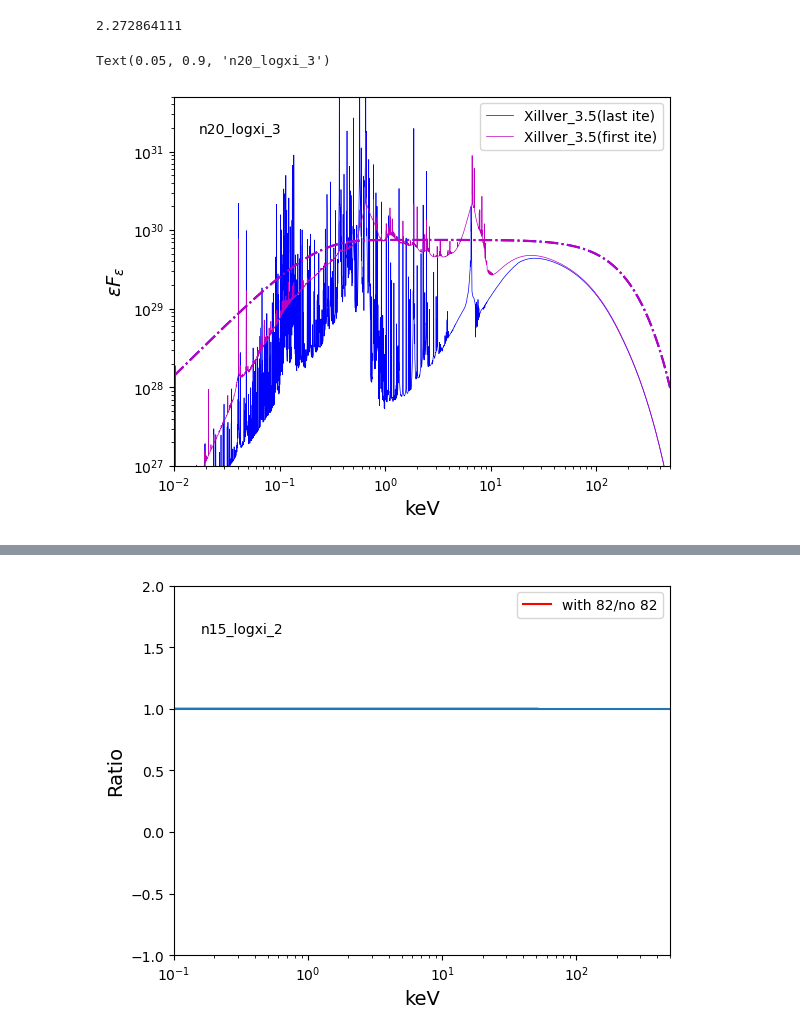
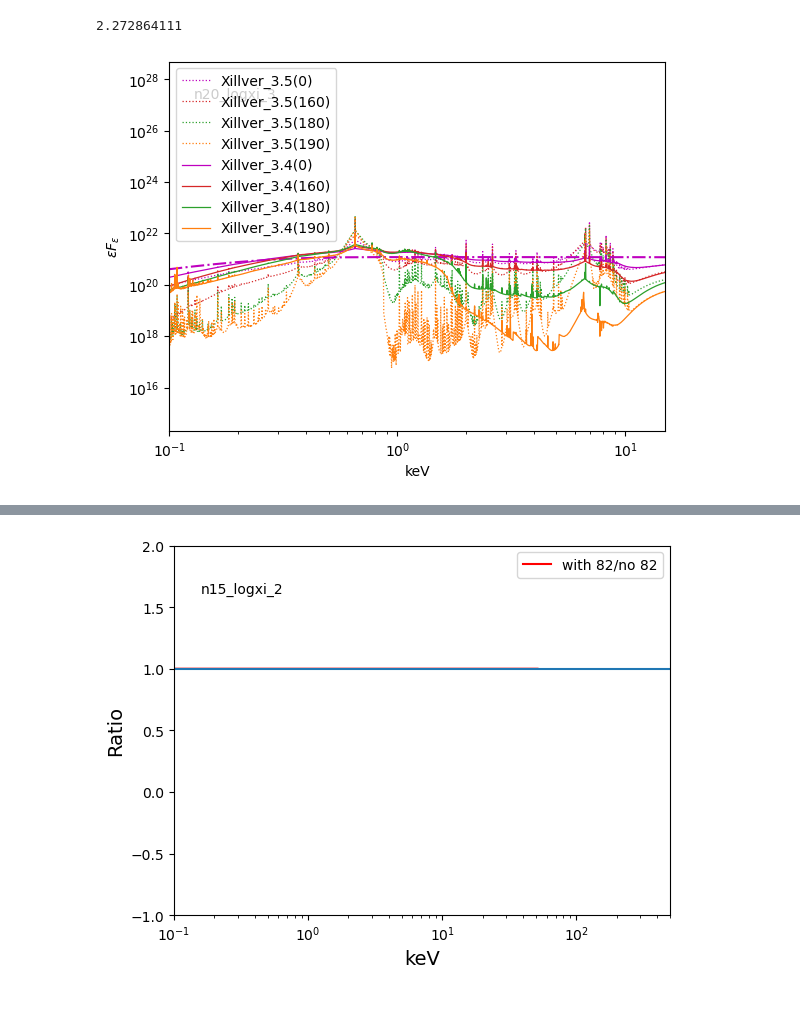
Before and after one commit to yuanzeding/XILLVER_HDtestset, a Jupyter notebook: mytest.ipynb, the cells around one changed output, grey strips where cells are left out. Drawn from its saved outputs; the diff is of its cells as text; code cells hidden in the pictures; blank space fills up the shorter version.

```diff
--- a/mytest.ipynb
+++ b/mytest.ipynb
@@ -330,31 +448,37 @@ Text(0, 0.5, 'ite1000/ite200')
 [figure]
 # %%
 import matplotlib.pyplot as plt
+from os.path import join
+import numpy as np
 
-datype="n15_logxi_1"
+datype="n20_logxi_3"
 #rpath=join("/disk/bifrost/yuanze/xillver_res/xillver3.5/tbb1",datype)
-rpath=join("/disk/bifrost/yuanze/xillver_res/ktbb1",datype+"_bin5000")
+rpath=join("/disk/bifrost/yuanze/xillver_res/xillver3.5_modified",datype)
 bN=5000
-trunc=2000
-#skip=bN*0
+trunc=1500
+skip=(bN+2)*100
 
 
 fig=plt.figure(figsize=(4,2),dpi=500)
 gs = fig.add_gridspec(1,1)
 axs=gs.subplots()
 
+#specE1=np.loadtxt(join(rpath,"current/fullspec"),usecols=0,max_rows=bN-trunc,skiprows=skip+1)
 jnu=np.loadtxt(join(rpath,"current/fullspec"),usecols=3,max_rows=bN-trunc,skiprows=skip+1)
 jnuN=np.loadtxt(join(rpath,"current/fullspec"),usecols=3,max_rows=bN-trunc,skiprows=skip+1+bN)
+tempeV1=np.loadtxt(join(rpath,"current/temper"),usecols=1,max_rows=200,skiprows=(200+2)*14)
+temp1=tempeV1*eV/kb
 
 opa=np.loadtxt(join(rpath,"current/fullspec"),usecols=4,max_rows=bN-trunc,skiprows=skip+1)
 spec=np.loadtxt(join(rpath,"current/fullspec"),usecols=1,max_rows=bN-trunc,skiprows=skip+1)
 Earray=specE1*eV
 
+layer=100
 #axs.plot(specE1,foutE1*Earray,"C1",label=r"XILLVER 3.4b",ms=1,lw=0.5)
 #axs.plot(specE1,fionizE1*Earray,"m",label=r"F$_{ionize}$",ms=1,lw=0.5,alpha=0.3)
-#axs.plot(specE1,bbev(specE1,temp1[layer])*Earray,color='C1',alpha=0.3)
+axs.plot(spec,bbev(spec,temp1[layer])*Earray,color='C1',alpha=0.3)
 
-axs.plot(specE2,foutE2*Earray,"C2",label=r"XILLVER 3.5_ite20000",ms=1,lw=0.5,alpha=0.5)
+axs.plot(spec,jnu,"C2",label=r"XILLVER 3.5_ite20000",ms=1,lw=0.5,alpha=0.5)
 #axs.plot(specE2,bbev(specE2,temp2[layer])*Earray,color='C2',alpha=0.3)
 
 #axs.plot(specE3,foutE3*Earray,"-C3",label=r"XILLVER 3.5_ite200",ms=1,lw=0.5,alpha=0.5)
@@ -379,7 +503,7 @@ layer=0
 #cbar.ax.set_xticklabels(['0','{}'.format(layermax/2),layermax])
 axs.text(0.05, 0.1,"{}".format(datype),transform=axs.transAxes,verticalalignment='bottom',horizontalalignment='left',fontsize=5)
 axs.set_xlim([1,1e5])
-axs.set_ylim([1e5,1e18])
+#axs.set_ylim([1e14,1e25])
 axs.legend(fontsize=3)
 #axs.axvline(x=xx,lw=0.5,alpha=0.2)
 #axs.axvline(x=x0,lw=0.1,color='r',alpha=0.2)
@@ -902,39 +1015,50 @@ print(specE1[950])
 # %%
 import matplotlib.pyplot as plt
 fac=1e20
 
 #nac=1.
 #plt.plot(rxinput[0],fac*rxinput[2],"r-.")
 #plt.plot(rxinput[0],fac*rxinput[3],"r",label="Reflionx",lw=0.5)
 
-#plt.plot(specE1/1e3,nac*foutE1*specE1/1e3,"c",label="Xillver_3.4b",ms=1)
-#plt.plot(specE1/1e3,nac*fionizE1*specE1/1e3,"c-.",ms=0.5)
+#plt.plot(specE1/1e3,foutE1*specE1*eV,"c",label="Xillver_3.4b",ms=1)
+#plt.plot(specE1/1e3,fionizE1*specE1*eV,"c-.",ms=0.5)
 #plt.plot(specE1[:4000]/1e3,fionizE11[:4000]*specE1[:4000]/1e3,"g-.",ms=0.5)
 
-plt.plot(specE2/1e3,foutE2*specE2/1e3,"b",ms=0.5,label="Xillver_3.5(last ite)",lw=0.5)
-plt.plot(specE2/1e3,fionizE2*specE2/1e3,"b-.",ms=0.5)
+plt.plot(specE3/1e3,foutE2*eV*specE3,"m",ms=0.5,label="Xillver_3.5(0)",lw=0.9,ls=':')
+#plt.plot(specE3/1e3,fionizE1*eV*specE3,"m-.",ms=0.5)
+plt.plot(specE3/1e3,foutE2_160*eV*specE3,"C3",ms=0.5,label="Xillver_3.5(160)",lw=0.9,ls=':')
+plt.plot(specE3/1e3,foutE2_180*eV*specE3,"C2",ms=0.5,label="Xillver_3.5(180)",lw=0.9,ls=':')
+plt.plot(specE3/1e3,foutE2_190*eV*specE3,"C1",ms=0.5,label="Xillver_3.5(190)",lw=0.9,ls=':')
+
+
+plt.plot(specE3/1e3,foutE1*eV*specE3,"m",ms=0.5,label="Xillver_3.4(0)",lw=0.9)
+plt.plot(specE3/1e3,fionizE1*eV*specE3,"m-.",ms=0.5)
+plt.plot(specE3/1e3,foutE1_160*eV*specE3,"C3",ms=0.5,label="Xillver_3.4(160)",lw=0.9)
+plt.plot(specE3/1e3,foutE1_180*eV*specE3,"C2",ms=0.5,label="Xillver_3.4(180)",lw=0.9)
+plt.plot(specE3/1e3,foutE1_190*eV*specE3,"C1",ms=0.5,label="Xillver_3.4(190)",lw=0.9)
+
+#plt.plot(specE2/1e3,foutE2*specE2*eV,"b",ms=0.5,label="Xillver_3.5",lw=0.5)
+#plt.plot(specE2/1e3,fionizE2*specE2*eV,"b-.",ms=0.5)
 #plt.plot(specE2[:4000]/1e3,fionizE22[:4000]*specE2[:4000]/1e3,"g--",ms=0.5)
 #plt.plot(specE2[:4000]/1e3,fionizE22in[:4000]*specE2[:4000]/1e3,"g--",ms=0.5)
-plt.plot(specE3/1e3,foutE3*specE3/1e3,"m",ms=0.5,label="Xillver_3.5(first ite)",lw=0.5)
-plt.plot(specE3/1e3,fionizE3*specE3/1e3,"m-.",ms=0.5)
+
 
 #pfac=8e22
-#plt.plot(xvals,pfac*np.array(yvals),"g",label="pexrav")
+#plt.plot(xvals,pfac*np.array(yvals)t,"g",label="pexrav")
 #plt.plot(xorgvals,pfac*np.array(yorgvals),"g--")
 
 
 plt.xscale("log")
 plt.legend()
 plt.yscale("log")
 plt.xlabel("keV")
 plt.ylabel(r"$\epsilon F_{\epsilon}$")
-plt.xlim([1e-2,500])
-plt.ylim([1e27,5e31])
+plt.xlim([1e-1,15])
+plt.ylim([2e14,5e28])
 #plt.axvline(x=)
 axs=plt.gca()
 plt.text(0.05,0.9,datype,transform=axs.transAxes)
-#plt.savefig("compRX"+datype,dpi=300)
+plt.savefig("test"+datype,dpi=300)
 # %% [output]
-Text(0.05, 0.9, 'n20_logxi_3')
-[figure, old version]
+[figure, new version]
 # %%
```
Also changed, not shown: parts of 22 cells of this notebook, 7 other files.
